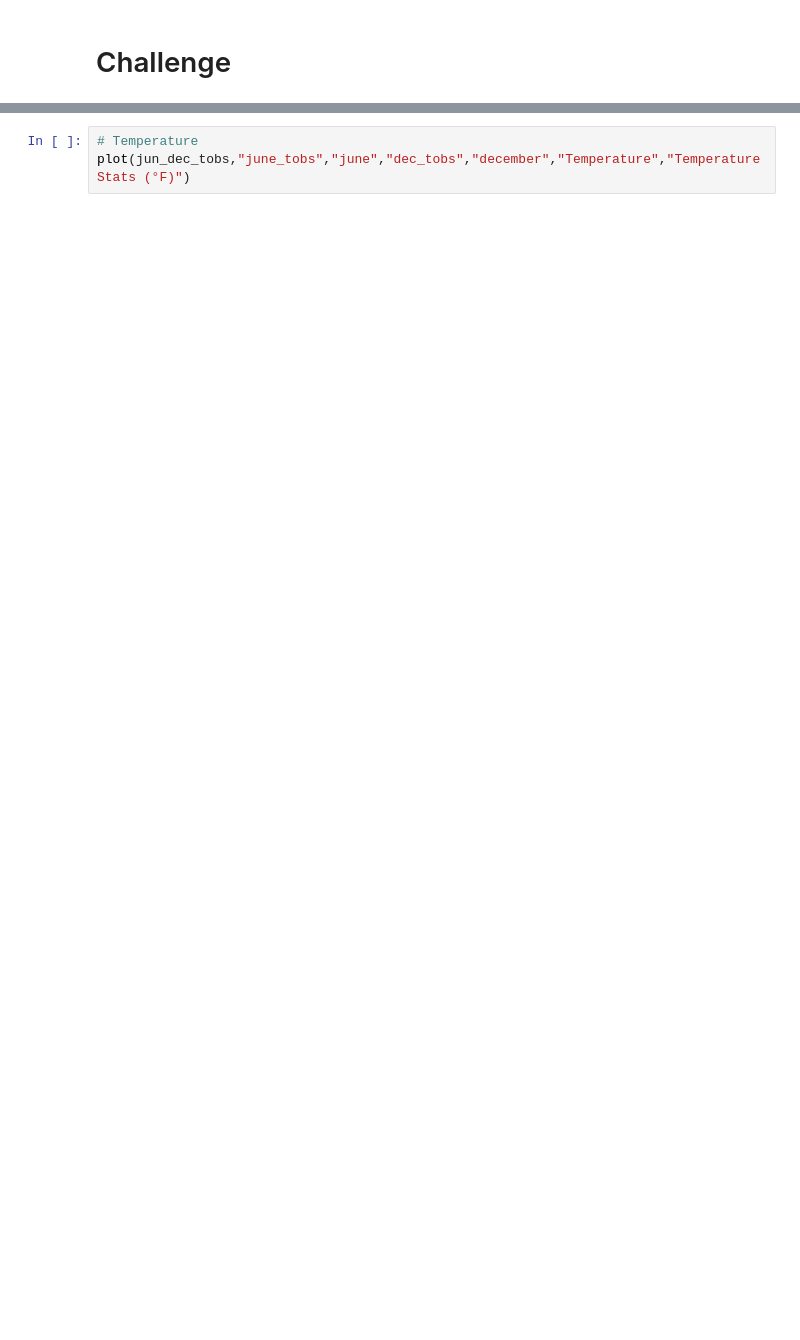
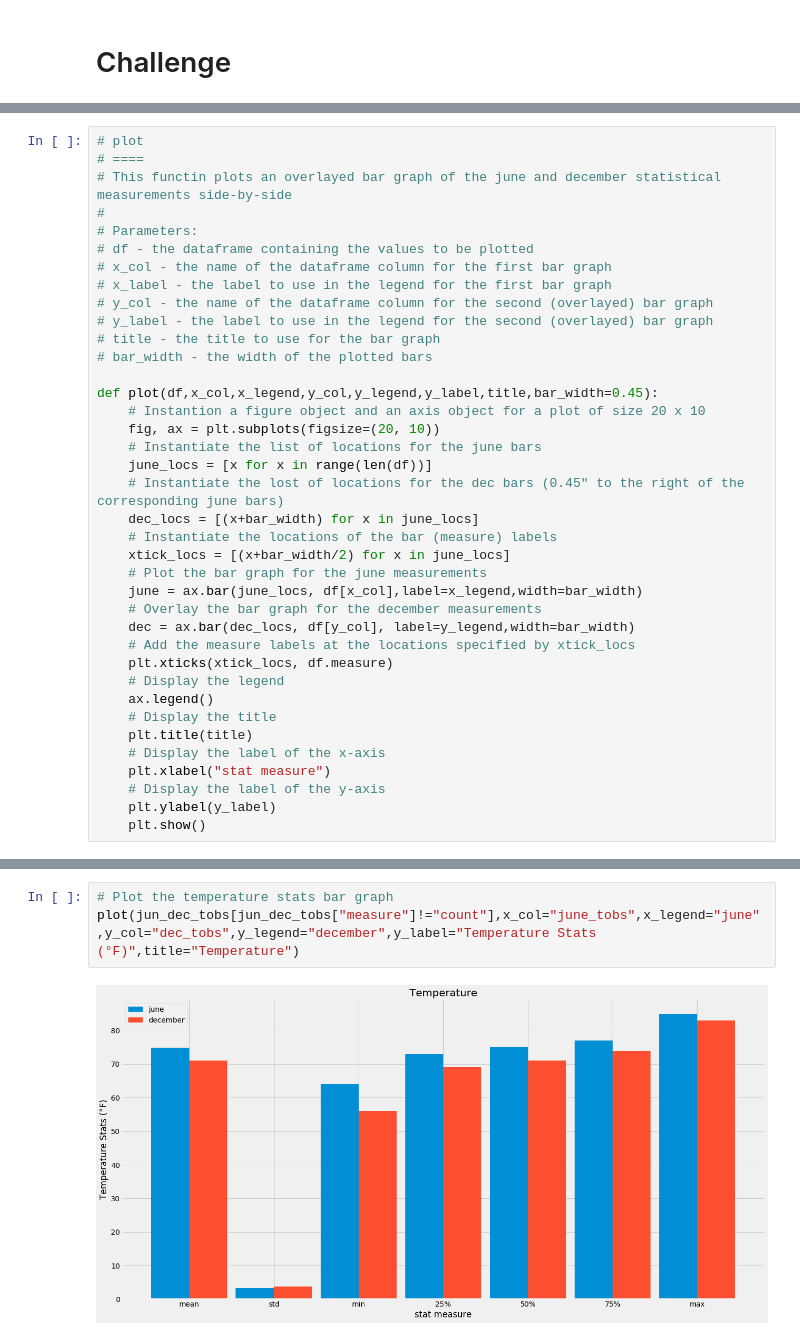
Before and after one commit to selkhayri/surfs_up, a Jupyter notebook: climate_analysis.ipynb, the cells around one changed output, grey strips where cells are left out. Drawn from its saved outputs; the diff is of its cells as text; blank space fills up the shorter version.

```diff
--- a/challenge/temp/climate_analysis.ipynb
+++ b/climate_analysis.ipynb
@@ -232,0 +297,38 @@ def transform_df(df,new_name):
+# %%
+# plot
+# ====
+# This functin plots an overlayed bar graph of the june and december statistical measurements side-by-side
+#
+# Parameters:
+# df - the dataframe containing the values to be plotted
+# x_col - the name of the dataframe column for the first bar graph
+# x_label - the label to use in the legend for the first bar graph
+# y_col - the name of the dataframe column for the second (overlayed) bar graph
+# y_label - the label to use in the legend for the second (overlayed) bar graph
+# title - the title to use for the bar graph
+# bar_width - the width of the plotted bars
+
+def plot(df,x_col,x_legend,y_col,y_legend,y_label,title,bar_width=0.45):
+    # Instantion a figure object and an axis object for a plot of size 20 x 10
+    fig, ax = plt.subplots(figsize=(20, 10))
+    # Instantiate the list of locations for the june bars
+    june_locs = [x for x in range(len(df))]
+    # Instantiate the lost of locations for the dec bars (0.45" to the right of the corresponding june bars)
+    dec_locs = [(x+bar_width) for x in june_locs]
+    # Instantiate the locations of the bar (measure) labels
+    xtick_locs = [(x+bar_width/2) for x in june_locs]
+    # Plot the bar graph for the june measurements
+    june = ax.bar(june_locs, df[x_col],label=x_legend,width=bar_width)
+    # Overlay the bar graph for the december measurements
+    dec = ax.bar(dec_locs, df[y_col], label=y_legend,width=bar_width)
+    # Add the measure labels at the locations specified by xtick_locs
+    plt.xticks(xtick_locs, df.measure)
+    # Display the legend
+    ax.legend()
+    # Display the title
+    plt.title(title)
+    # Display the label of the x-axis
+    plt.xlabel("stat measure")
+    # Display the label of the y-axis
+    plt.ylabel(y_label)
+    plt.show()
@@ -257,3 +424,5 @@ jun_dec_tobs.drop("count",axis=0,inplace=True)
 # %%
-# Temperature
-plot(jun_dec_tobs,"june_tobs","june","dec_tobs","december","Temperature","Temperature Stats (°F)")
+# Plot the temperature stats bar graph
+plot(jun_dec_tobs[jun_dec_tobs["measure"]!="count"],x_col="june_tobs",x_legend="june",y_col="dec_tobs",y_legend="december",y_label="Temperature Stats (°F)",title="Temperature")
+# %% [output]
+[figure, added]
```
Also changed, not shown: parts of 16 cells of this notebook, 1 other file.
